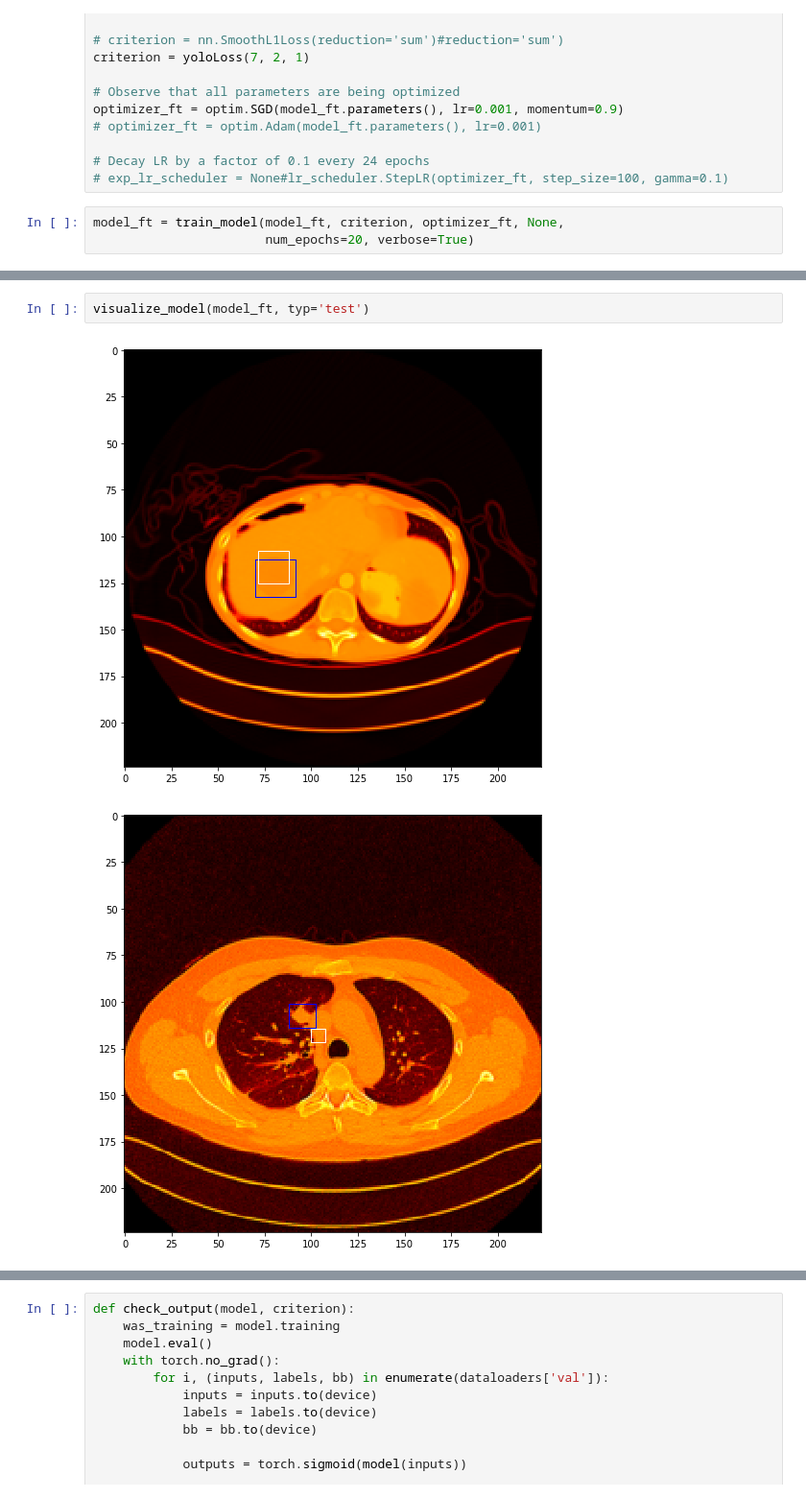
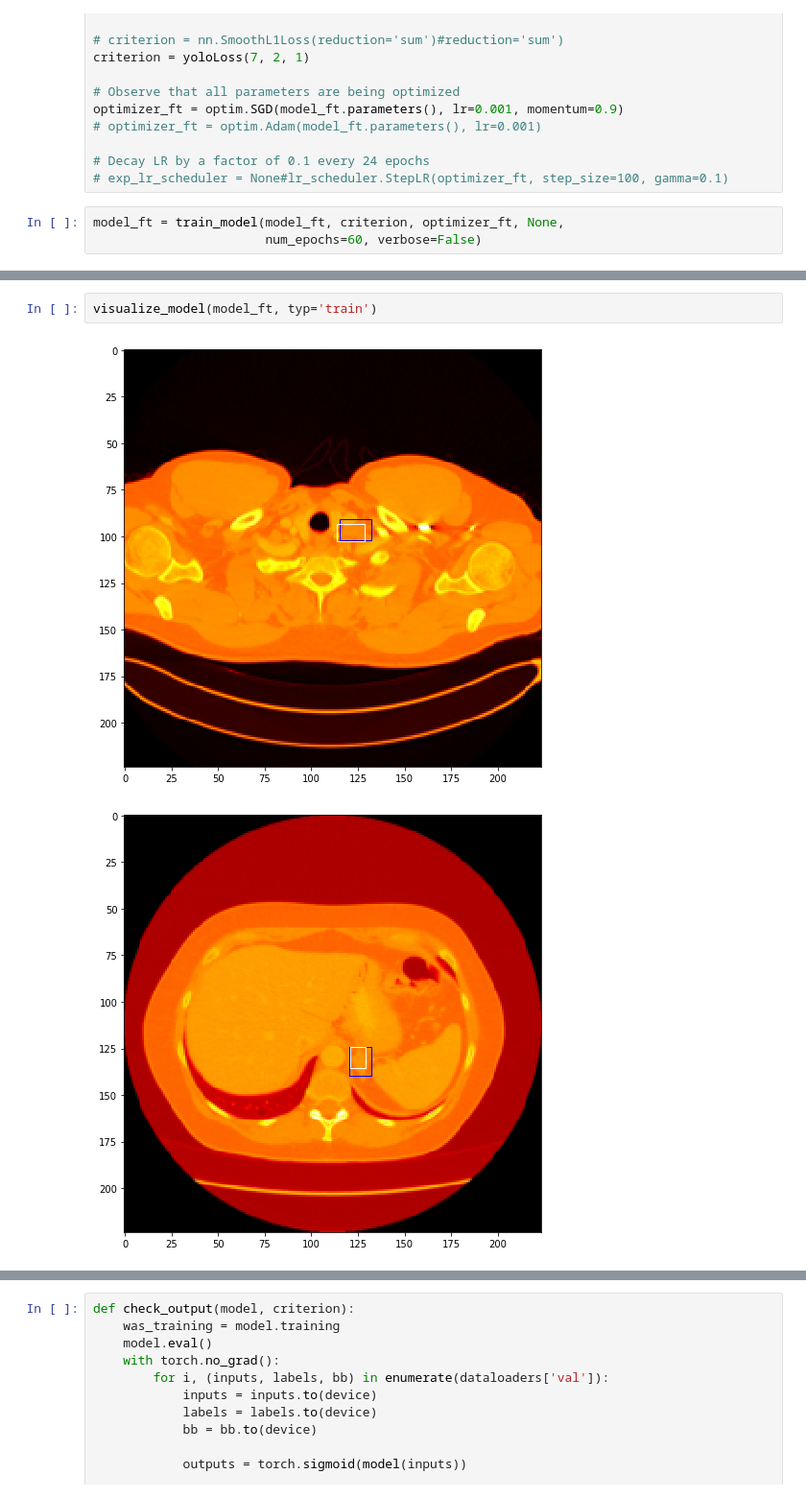
Before and after one commit to MarkGrivainis/healthcare_informatics_2018, a Jupyter notebook: localizations/Model_03_YOLO_full_set_AlexNet.ipynb, the cells around one changed output, grey strips where cells are left out. Shown at 96% size. Saved outputs shown, nothing was run; the diff lists cells and outputs as text.

```diff
--- a/localizations/Model_03_YOLO_full_set_AlexNet.ipynb
+++ b/localizations/Model_03_YOLO_full_set_AlexNet.ipynb
@@ -530,5 +530,5 @@ optimizer_ft = optim.SGD(model_ft.parameters(), lr=0.001, momentum=0.9)
 # exp_lr_scheduler = None#lr_scheduler.StepLR(optimizer_ft, step_size=100, gamma=0.1)
 # %%
 model_ft = train_model(model_ft, criterion, optimizer_ft, None,
-                       num_epochs=20, verbose=True)
+                       num_epochs=60, verbose=False)
 # %% [output]
@@ -555,5 +550,5 @@ Best val Acc: 0.009353
 # %%
-visualize_model(model_ft, typ='test')
+visualize_model(model_ft, typ='train')
 # %% [output]
-[figure, old version]
+[figure, new version]
-[figure, old version]
+[figure, new version]
```
Also changed, not shown: parts of 5 cells of this notebook.
